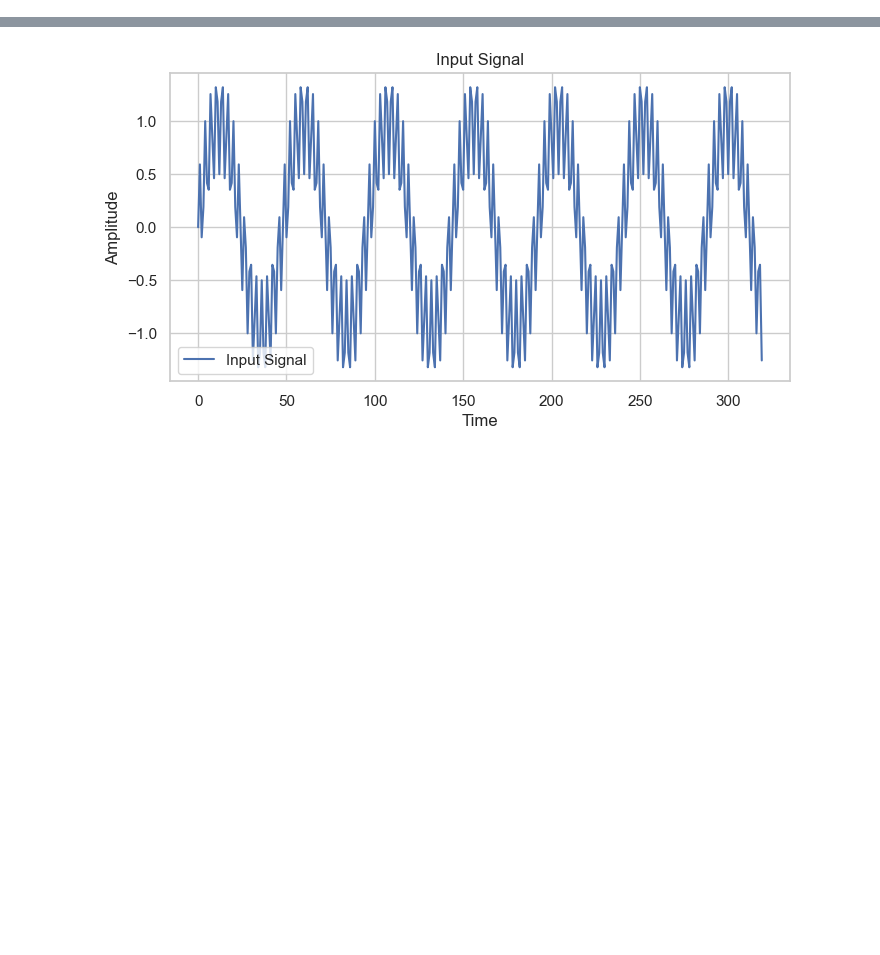
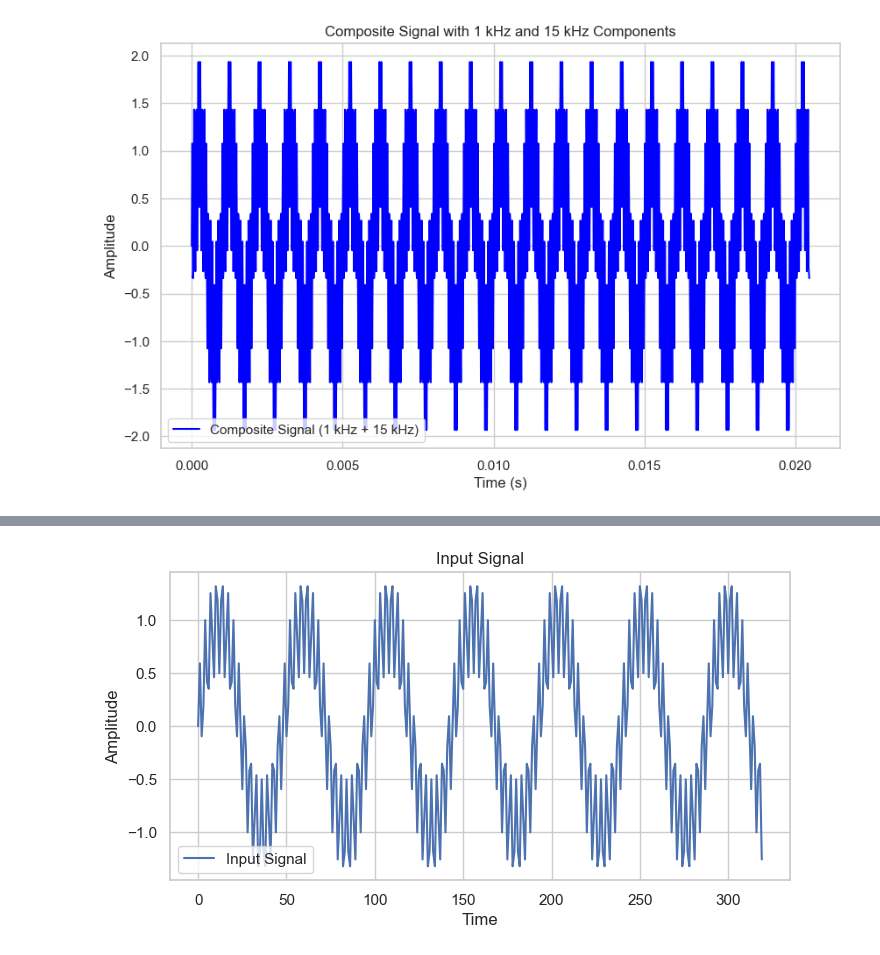
Before and after one commit to hissain/dsp, a Jupyter notebook: python/fft_graph.ipynb, the cells around one changed output, grey strips where cells are left out. Cells and saved outputs as stored; diff of their text form; code cells hidden in the pictures; blank space fills up the shorter version.

Commit message:
Added composit signal generation utils

```diff
--- a/python/fft_graph.ipynb
+++ b/python/fft_graph.ipynb
@@ -32,0 +1,37 @@ plot_graph(after_fast_fft, title="After Fast FFT")
+# %%
+import numpy as np
+import matplotlib.pyplot as plt
+
+# Sampling frequency
+fs = 50000  # Hz
+
+# Number of samples
+n_samples = 1024
+
+# Time array
+t = np.arange(n_samples) / fs
+
+# Signal frequencies
+f1 = 1000  # 1 kHz
+f2 = 15000  # 15 kHz
+
+# Generate signals
+signal_1kHz = np.sin(2 * np.pi * f1 * t)
+signal_15kHz = np.sin(2 * np.pi * f2 * t)
+
+# Composite signal
+composite_signal = (signal_1kHz + signal_15kHz)
+
+# Plot signals
+plt.figure(figsize=(10, 6))
+plt.plot(t, composite_signal, label='Composite Signal (1 kHz + 15 kHz)', color='blue')
+#plt.plot(t, signal_1kHz, label='1 kHz Signal', color='red', linestyle='--')
+#plt.plot(t, signal_15kHz, label='15 kHz Signal', color='green', linestyle='--')
+plt.xlabel('Time (s)')
+plt.ylabel('Amplitude')
+plt.title('Composite Signal with 1 kHz and 15 kHz Components')
+plt.legend()
+plt.grid(True)
+plt.show()
+# %% [output]
+[figure, added]
```
Also changed, not shown: parts of 3 cells of this notebook, 5 other files.
